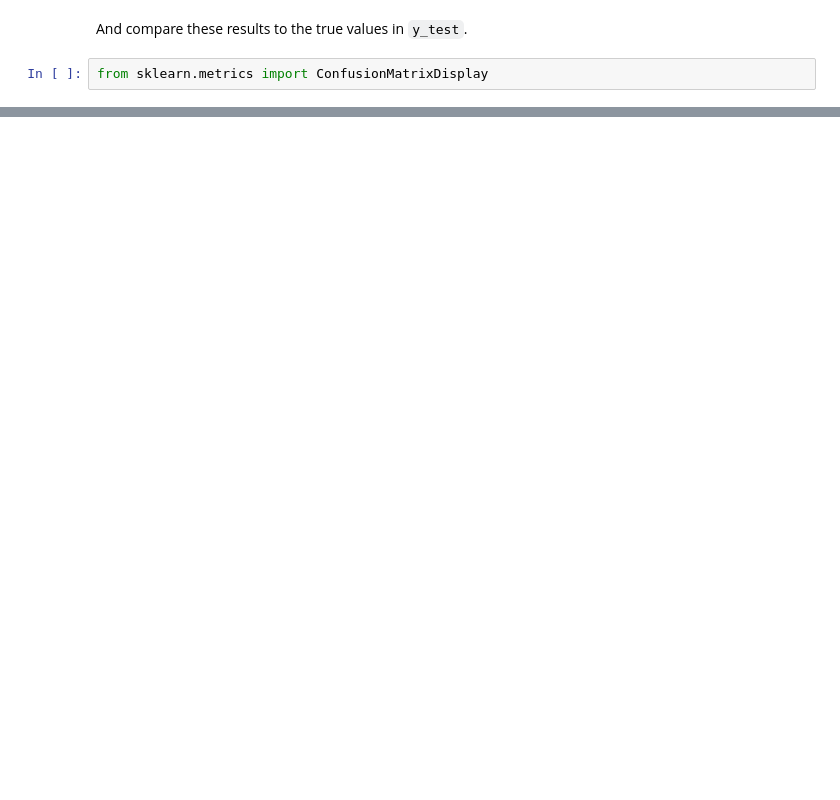
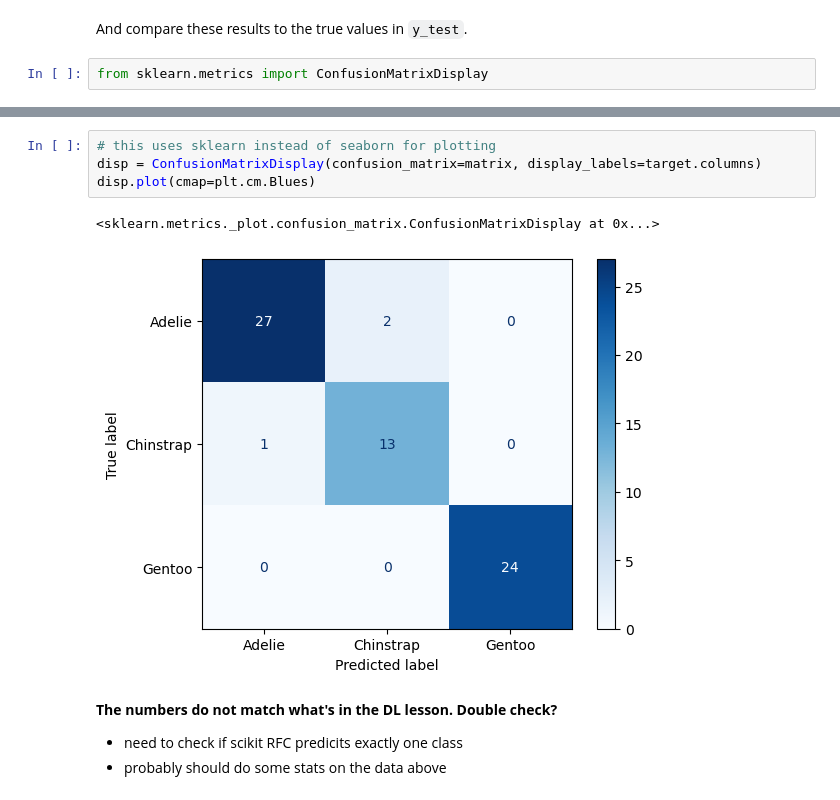
Before and after one commit to carpentries-incubator/ml-concepts, a Jupyter notebook: files/penguins.ipynb, the cells around one changed output, grey strips where cells are left out. Drawn from its saved outputs; the diff is of its cells as text; blank space fills up the shorter version.

```diff
--- a/files/penguins.ipynb
+++ b/files/penguins.ipynb
@@ -186,0 +174,12 @@ We stopped at this obstacle. I think what we need here is an equivalent version
+# %%
+# this uses sklearn instead of seaborn for plotting
+disp = ConfusionMatrixDisplay(confusion_matrix=matrix, display_labels=target.columns)
+disp.plot(cmap=plt.cm.Blues)
+# %% [output]
+<sklearn.metrics._plot.confusion_matrix.ConfusionMatrixDisplay at 0x...>
+[figure, added]
+# %% [markdown]
+**The numbers do not match what's in the DL lesson. Double check?**
+
+* need to check if scikit RFC predicits exactly one class
+* probably should do some stats on the data above
```
Also changed, not shown: parts of 18 cells of this notebook.
